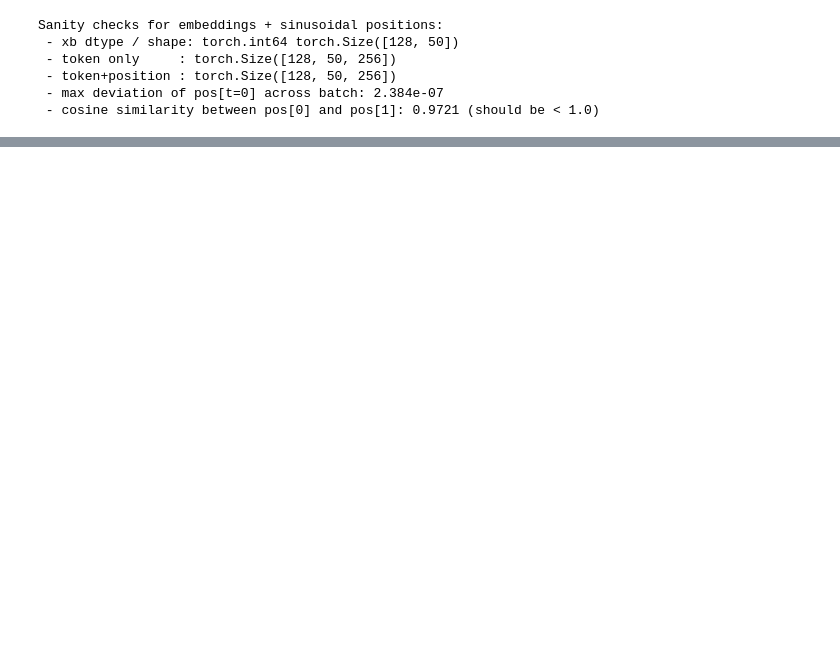
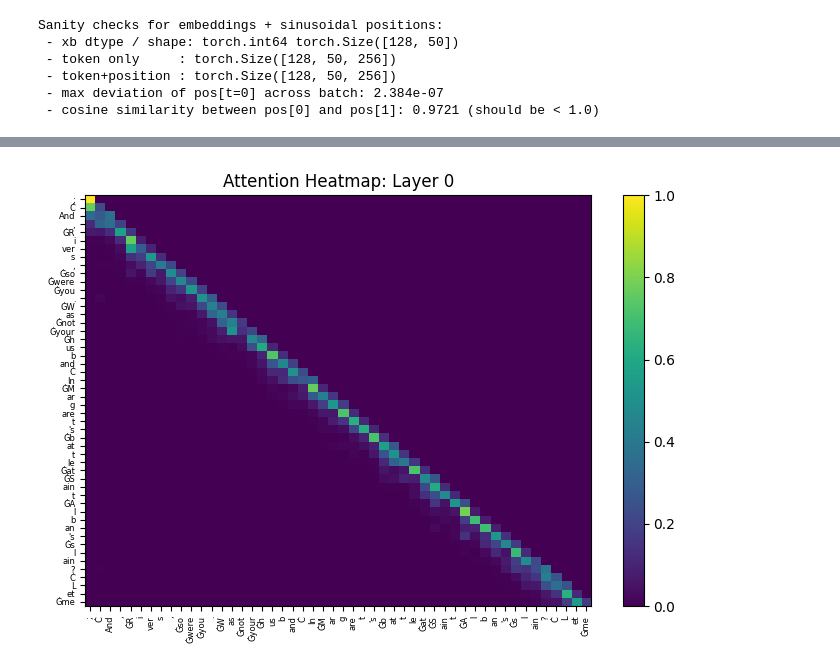
Before and after one commit to fede-giorgi/Transformer_is_All_You_Need, a Jupyter notebook: project.ipynb, the cells around one changed output, grey strips where cells are left out. Cells and saved outputs as stored; diff of their text form; code cells hidden in the pictures; blank space fills up the shorter version.

```diff
--- a/project.ipynb
+++ b/project.ipynb
@@ -662,0 +627,39 @@ plt.show()
+# %%
+def plot_attention(layer_idx):
+  model.eval()
+
+  # Take one batch from the validation loader
+  xb, yb = next(iter(val_loader))
+  xb = xb.to(device)
+
+  # Forward pass with attention collection enabled
+  with torch.no_grad():
+      logits, all_attn = model(xb)
+
+  # Select the first sequence in the batch
+  seq_tokens = xb[0] # shape: (T,)
+  seq_tokens_cpu = seq_tokens.cpu().tolist()
+
+  # Choose which layer’s attention to visualize (e.g., first layer)
+  attn = all_attn[layer_idx][0]    # shape: (T, T) for the first example
+  attn = attn.detach().cpu().numpy()
+
+  # Plot the attention matrix
+  plt.figure(figsize=(7, 5))
+  plt.imshow(attn, aspect="auto", origin="upper")
+  plt.colorbar()
+  plt.title(f"Attention Heatmap: Layer {layer_idx}")
+
+  # For HuggingFace `tokenizers` library: tokenizer.id_to_token(id)
+  token_strs = [tokenizer.id_to_token(t) for t in seq_tokens_cpu]
+
+  T = len(token_strs)
+  plt.xticks(range(T), token_strs, rotation=90, fontsize=6)
+  plt.yticks(range(T), token_strs, fontsize=6)
+
+  plt.tight_layout()
+  plt.show()
+# %%
+plot_attention(0)
+# %% [output]
+[figure, added]
```
Also changed, not shown: parts of 25 cells of this notebook.
